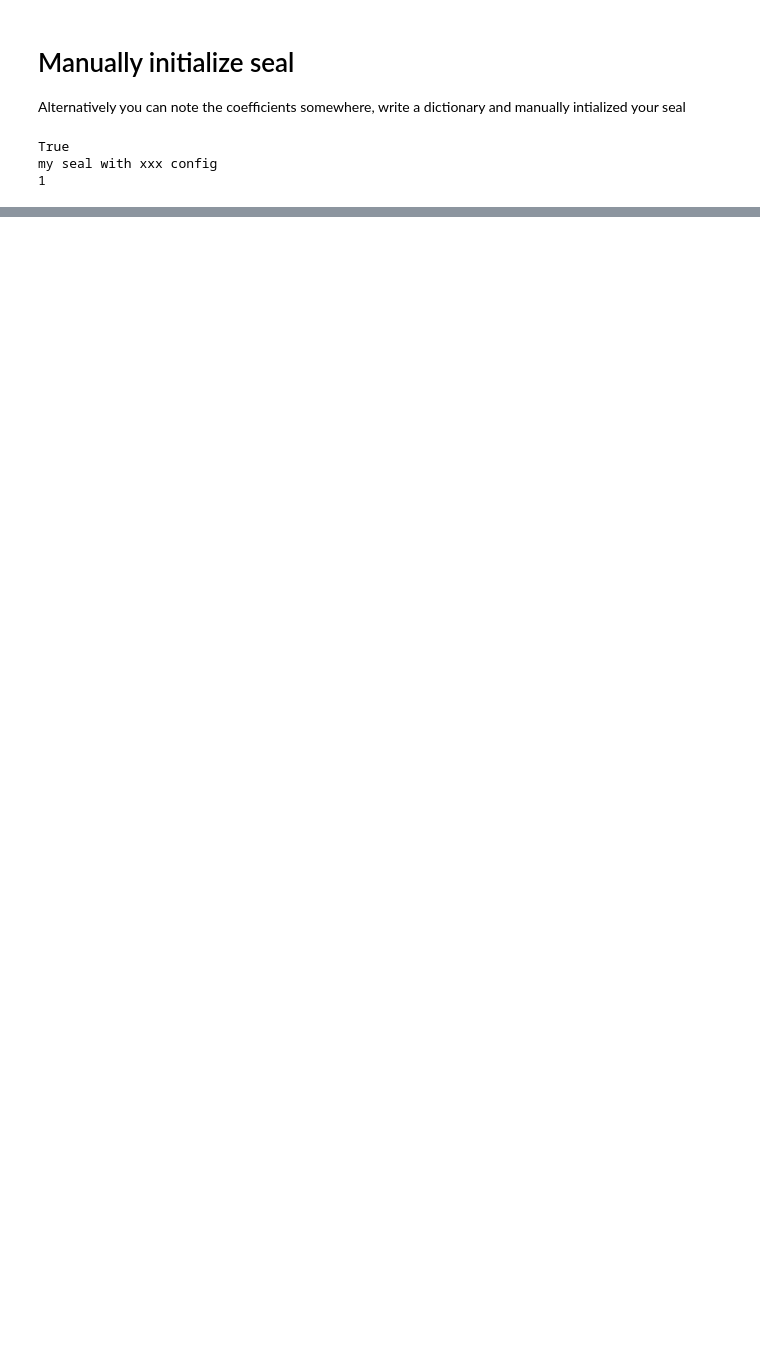
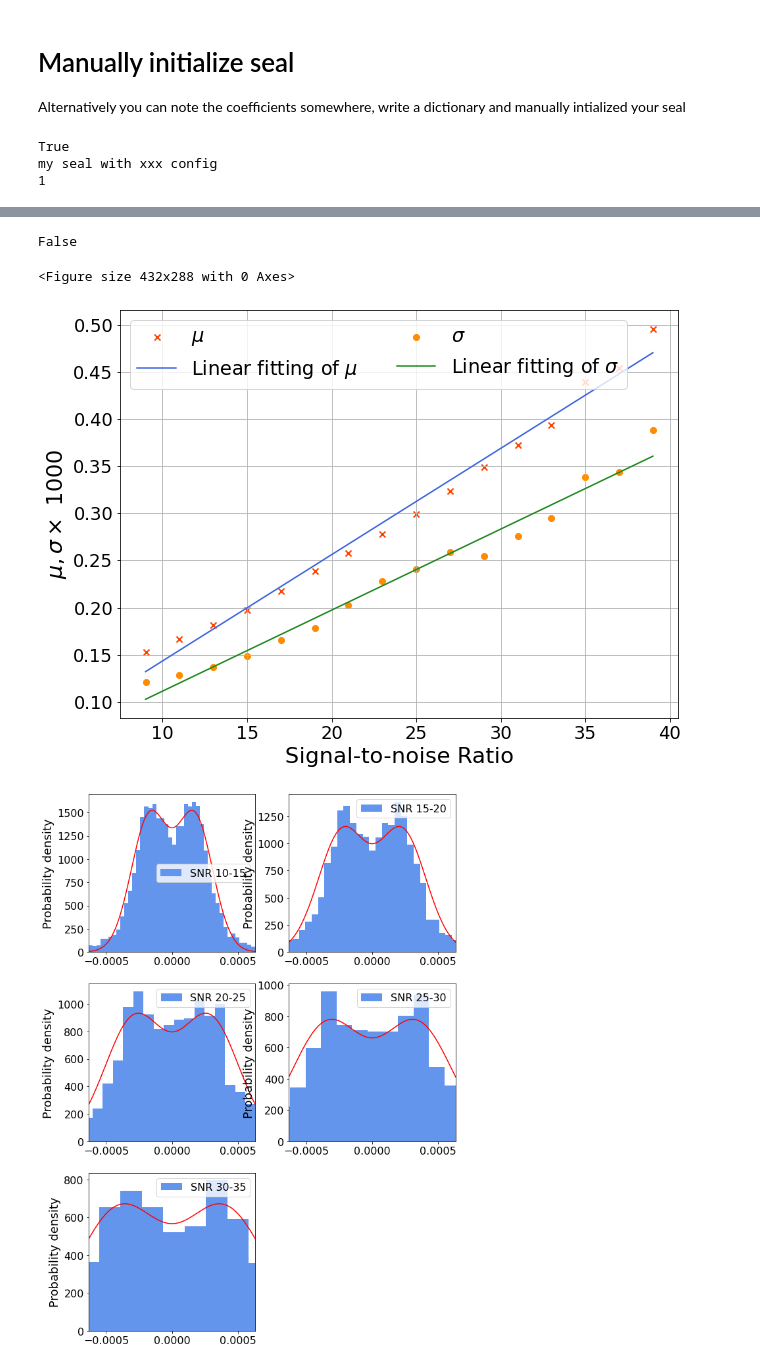
Before and after one commit to MarinerQ/SealGW, a Jupyter notebook: examples/example1-fitting_and_initializing.ipynb, the cells around one changed output, grey strips where cells are left out. Drawn from its saved outputs; the diff is of its cells as text; code cells hidden in the pictures; blank space fills up the shorter version.

```diff
--- a/examples/example1-fitting_and_initializing.ipynb
+++ b/examples/example1-fitting_and_initializing.ipynb
@@ -164,0 +202,6 @@ my seal with xxx config
+# %%
+# Set a seal, it is not initialized yet.
+seal_bilby_design_lhv_BBH = seal.Seal()
+
+print(seal_bilby_design_lhv_BBH.initialized)
+print(seal_bilby_design_lhv_BBH.description)
@@ -164,0 +211,12 @@ my seal with xxx config
+# %%
+# Now fit the relation.
+# Use "seal_bilby_design_lhv.fitting_mu_sigma_snr_relation?" to see what parameters you can set.
+
+Nsample = 10000
+det_name_list = ['L1', 'H1', 'V1']
+source_type = "BBH"
+ncpu = 6
+low_snr_cutoff = 9
+high_snr_cutoff = 41
+fitting_samples = seal_bilby_design_lhv_BBH.fitting_mu_sigma_snr_relation(Nsample=Nsample, det_name_list=det_name_list, source_type=source_type, ncpu=ncpu,
+                                                                     low_snr_cutoff=low_snr_cutoff,high_snr_cutoff=high_snr_cutoff)
@@ -164,0 +236,15 @@ my seal with xxx config
+# %%
+# examine it
+snr_steps = np.arange(low_snr_cutoff, high_snr_cutoff ,2)
+
+a,b,c,d,mu_list,sigma_list = sealsim.prior_fitting.fitting_abcd(fitting_samples, snr_steps,source_type)
+print(a==seal_bilby_design_lhv_BBH.prior_coef_a)
+
+sealsim.prior_fitting.linear_fitting_plot(snr_steps, mu_list, sigma_list, a, b, c, d)
+sealsim.prior_fitting.bimodal_fitting_plot(fitting_samples, a, b, c, d,
+                                          [10,15,20,25,30], [15,20,25,30,35])
+# %% [output]
+False
+<Figure size 432x288 with 0 Axes>
+[figure, added]
+[figure, added]
```
Also changed, not shown: parts of 13 cells of this notebook, 14 other files.
